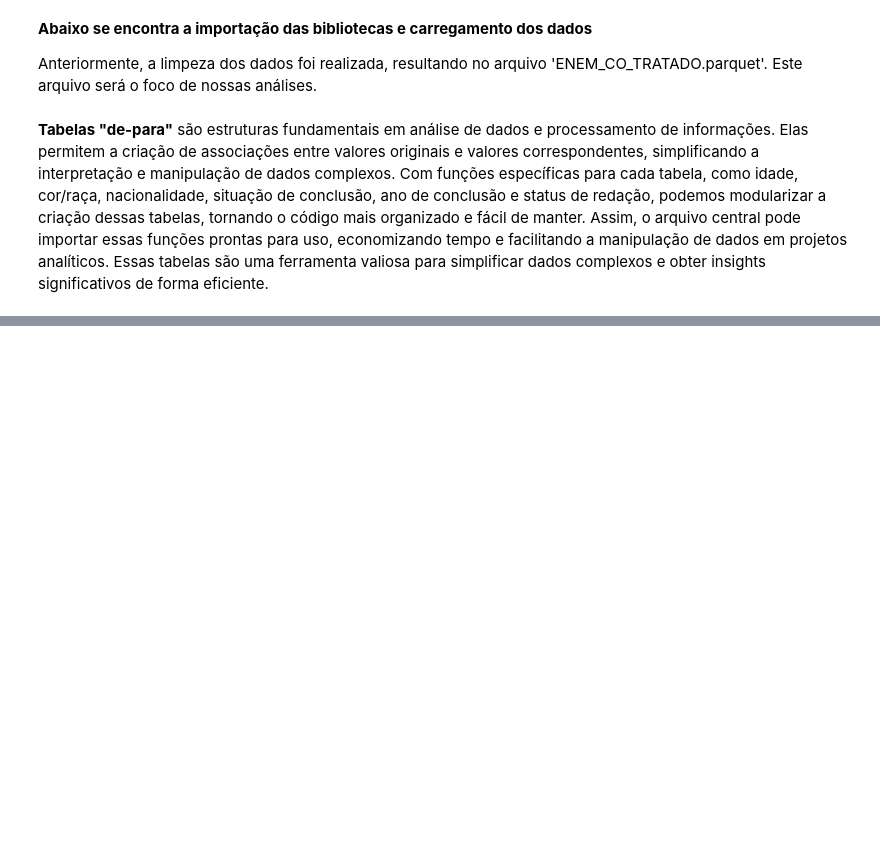
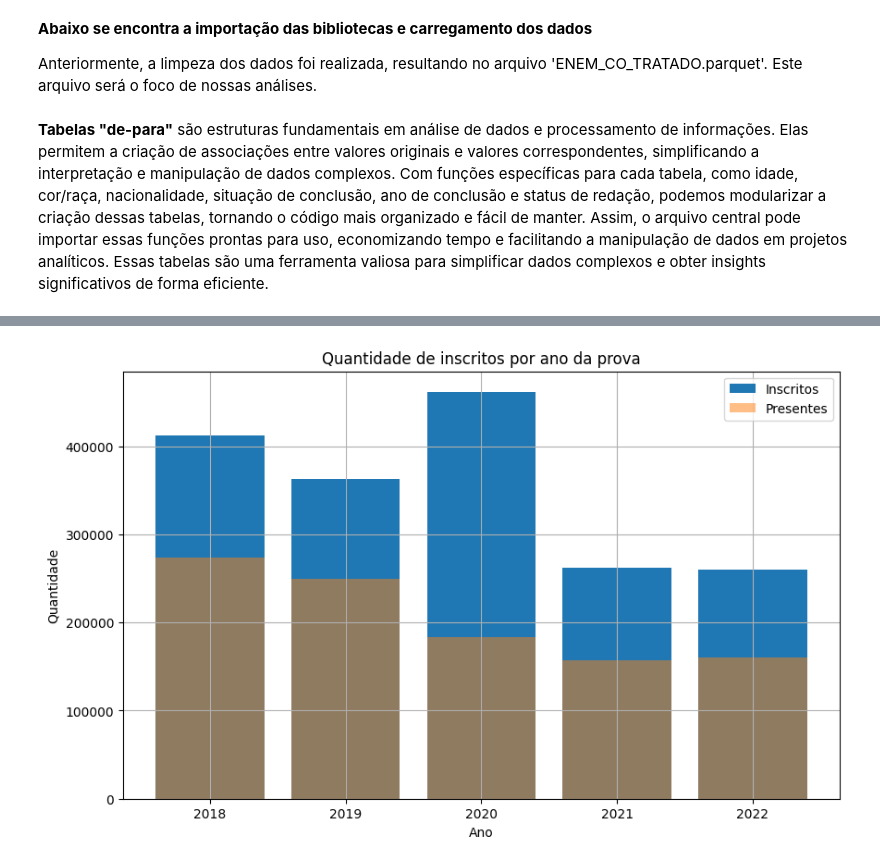
Before and after one commit to claraferreirabatista/analise_estatistica_microdados_do_enem, a Jupyter notebook: analise_estatistica_dos_dados_enem.ipynb, the cells around one changed output, grey strips where cells are left out. Drawn from its saved outputs; the diff is of its cells as text; code cells hidden in the pictures; blank space fills up the shorter version.

```diff
--- a/analise_estatistica_dos_dados_enem.ipynb
+++ b/analise_estatistica_dos_dados_enem.ipynb
@@ -36,0 +96,22 @@ tabela_status_redacao = criar_tabela_de_para_status_redacao()
+# %%
+# Contagem de inscritos por ano
+inscritos_por_ano = dados_tratados['NU_ANO'].value_counts().sort_index()
+
+# Contagem de presentes por ano
+presentes_por_ano = dados_tratados[dados_tratados['TP_PRESENCA'] == True]['NU_ANO'].value_counts().sort_index()
+
+# Plotar o gráfico de barras
+plt.figure(figsize=(10, 6))
+plt.bar(inscritos_por_ano.index, inscritos_por_ano.values, label='Inscritos')
+plt.bar(presentes_por_ano.index, presentes_por_ano.values, label='Presentes', alpha=0.5)  # Barras transparentes para presentes
+plt.title('Quantidade de inscritos por ano da prova')
+plt.xlabel('Ano')
+plt.ylabel('Quantidade')
+plt.grid(True)
+
+# Adicionar a legenda
+plt.legend()
+
+plt.show()
+# %% [output]
+[figure, added]
```
Also changed, not shown: parts of 15 cells of this notebook, 2 other files.
